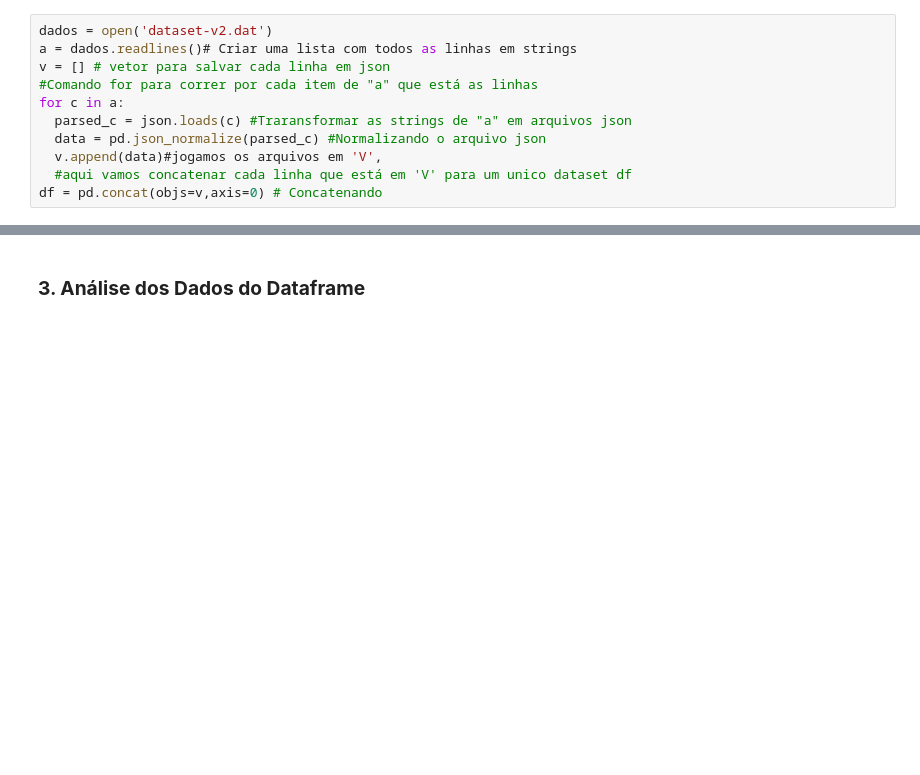
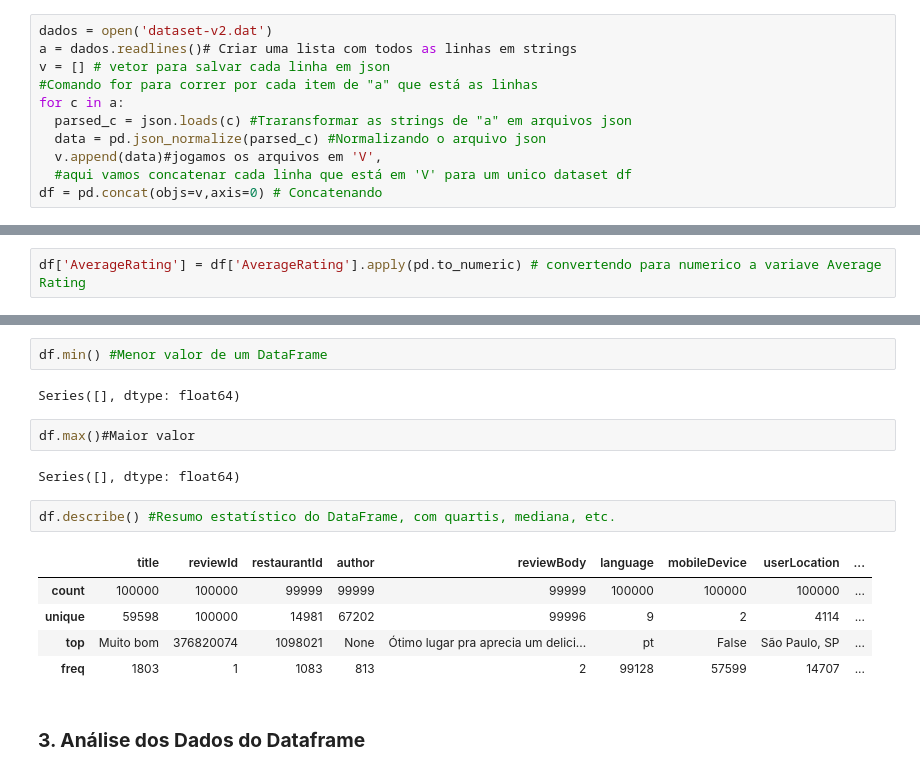
Before and after one commit to danielleitesoares/Work_Sentimental_Analyzer_Of_Restaurant_Issue, a Jupyter notebook: Analise_dos_Sentimentos_Restaurantes.ipynb, the cells around one changed output, grey strips where cells are left out. Drawn from its saved outputs; the diff is of its cells as text; blank space fills up the shorter version.

```diff
--- a/Analise_dos_Sentimentos_Restaurantes.ipynb
+++ b/Analise_dos_Sentimentos_Restaurantes.ipynb
@@ -106,0 +139,2 @@ df.head(10)
+# %%
+df['AverageRating'] = df['AverageRating'].apply(pd.to_numeric) # convertendo para numerico a variave Average Rating
@@ -129,2 +216,18 @@ memory usage: 16.8+ MB
+# %%
+df.min() #Menor valor de um DataFrame
+# %% [output]
+Series([], dtype: float64)
+# %%
+df.max()#Maior valor
+# %% [output]
+Series([], dtype: float64)
+# %%
+df.describe() #Resumo estatístico do DataFrame, com quartis, mediana, etc.
+# %% [output]
+|  | title | reviewId | restaurantId | author | reviewBody | language | mobileDevice | userLocation | ... |
+| count | 100000 | 100000 | 99999 | 99999 | 99999 | 100000 | 100000 | 100000 | ... |
+| unique | 59598 | 100000 | 14981 | 67202 | 99996 | 9 | 2 | 4114 | ... |
+| top | Muito bom | 376820074 | 1098021 | None | Ótimo lugar pra aprecia um delici... | pt | False | São Paulo, SP | ... |
+| freq | 1803 | 1 | 1083 | 813 | 2 | 99128 | 57599 | 14707 | ... |
 # %% [markdown]
 ### **3. Análise dos Dados do Dataframe**
```
Also changed, not shown: parts of 44 cells of this notebook.
